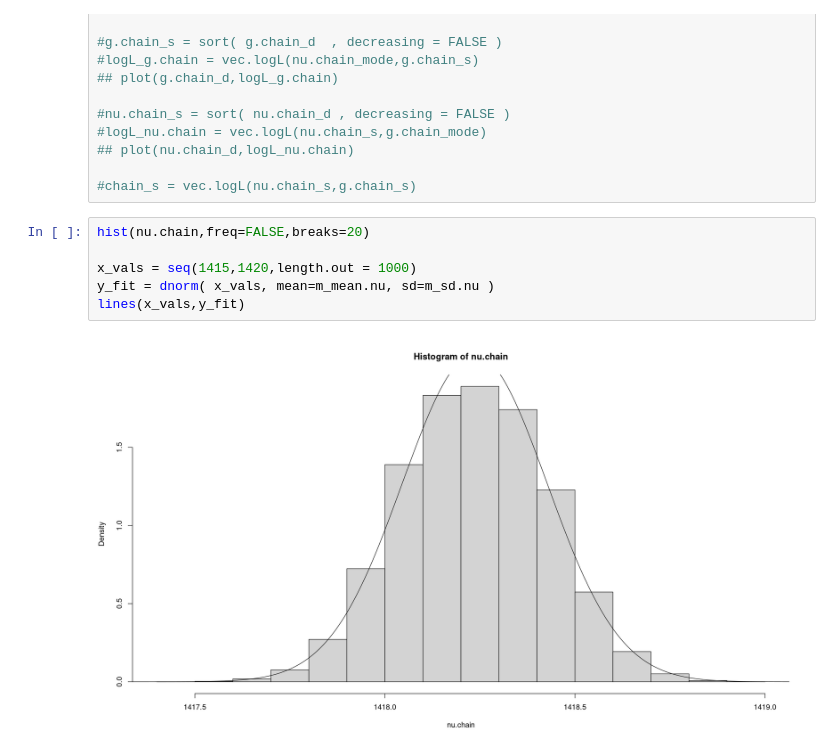
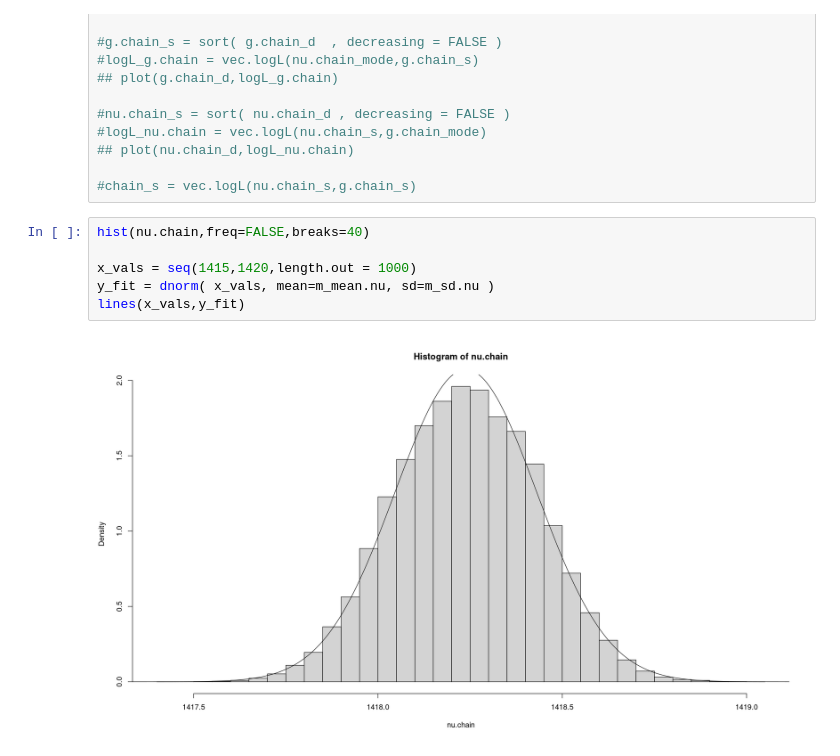
Before and after one commit to cesarium/da-bayesian-star, a Jupyter notebook: notebook.ipynb, the cells around one changed output. Cells and saved outputs as stored; diff of their text form.

```diff
--- a/notebook.ipynb
+++ b/notebook.ipynb
@@ -1438,11 +1437,11 @@ de onde se destaca que, como estamos a assumir gaussianas,
 
 #chain_s = vec.logL(nu.chain_s,g.chain_s)
 # %%
-hist(nu.chain,freq=FALSE,breaks=20)
+hist(nu.chain,freq=FALSE,breaks=40)
 
 x_vals = seq(1415,1420,length.out = 1000)
 y_fit = dnorm( x_vals, mean=m_mean.nu, sd=m_sd.nu )
 lines(x_vals,y_fit)
 # %% [output]
-[figure, old version]
+[figure, new version]
 # %%
```
Also changed, not shown: parts of 11 cells of this notebook, 2 other files.
